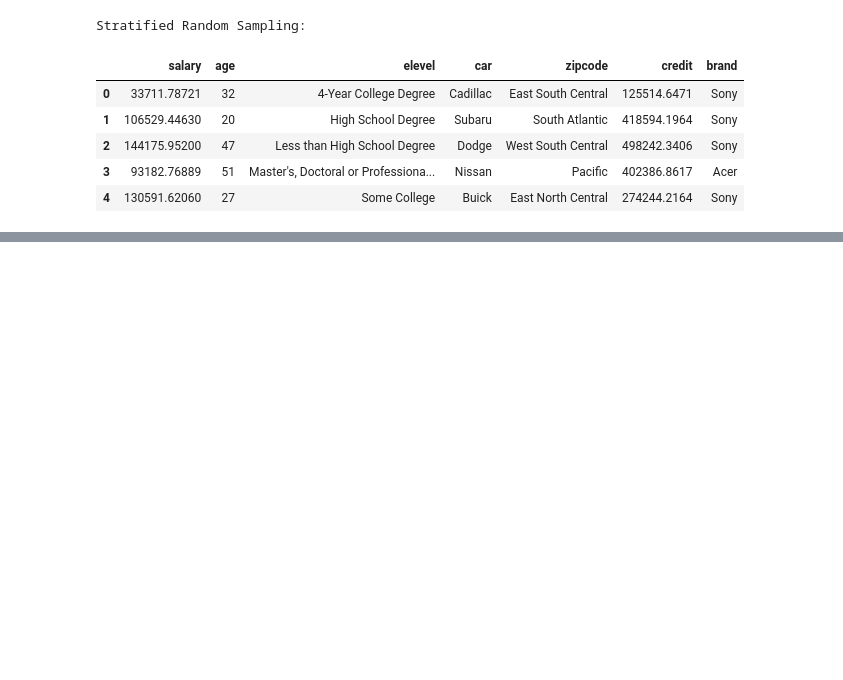
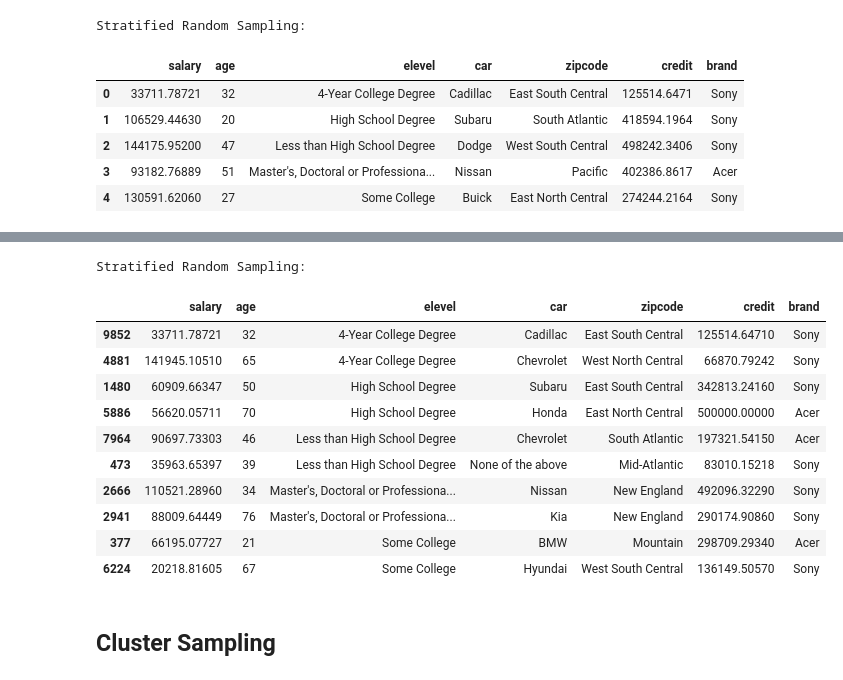
Before and after one commit to GuillermoMaresGalindo/Portafolio-Projects-Guillermo-Mares-Galindo, a Jupyter notebook: 7_Sampling/Sampling.ipynb, the cells around one changed output, grey strips where cells are left out. Saved outputs shown, nothing was run; the diff lists cells and outputs as text; code cells hidden in the pictures; blank space fills up the shorter version.

```diff
--- a/7_Sampling/Examples.ipynb
+++ b/7_Sampling/Sampling.ipynb
@@ -96,3 +134,24 @@ Stratified Random Sampling:
+# %%
+# 2.3 Stratified Random Sampling
+# We will stratify by 'elevel' column, select 2 rows from each group
+stratified_sample = data.groupby('elevel').sample(n=2, random_state=1)
+print("\nStratified Random Sampling:")
+display(stratified_sample)
+# %% [output]
+Stratified Random Sampling:
+|  | salary | age | elevel | car | zipcode | credit | brand |
+| 9852 | 33711.78721 | 32 | 4-Year College Degree | Cadillac | East South Central | 125514.64710 | Sony |
+| 4881 | 141945.10510 | 65 | 4-Year College Degree | Chevrolet | West North Central | 66870.79242 | Sony |
+| 1480 | 60909.66347 | 50 | High School Degree | Subaru | East South Central | 342813.24160 | Sony |
+| 5886 | 56620.05711 | 70 | High School Degree | Honda | East North Central | 500000.00000 | Acer |
+| 7964 | 90697.73303 | 46 | Less than High School Degree | Chevrolet | South Atlantic | 197321.54150 | Acer |
+| 473 | 35963.65397 | 39 | Less than High School Degree | None of the above | Mid-Atlantic | 83010.15218 | Sony |
+| 2666 | 110521.28960 | 34 | Master's, Doctoral or Professiona... | Nissan | New England | 492096.32290 | Sony |
+| 2941 | 88009.64449 | 76 | Master's, Doctoral or Professiona... | Kia | New England | 290174.90860 | Sony |
+| 377 | 66195.07727 | 21 | Some College | BMW | Mountain | 298709.29340 | Acer |
+| 6224 | 20218.81605 | 67 | Some College | Hyundai | West South Central | 136149.50570 | Sony |
+# %% [markdown]
+## Cluster Sampling
 # %%
 # 3. Cluster Sampling
 # Treat 'zipcode' as clusters, randomly select 2 clusters, then sample all members of these clusters
```
Also changed, not shown: parts of 12 cells of this notebook.
